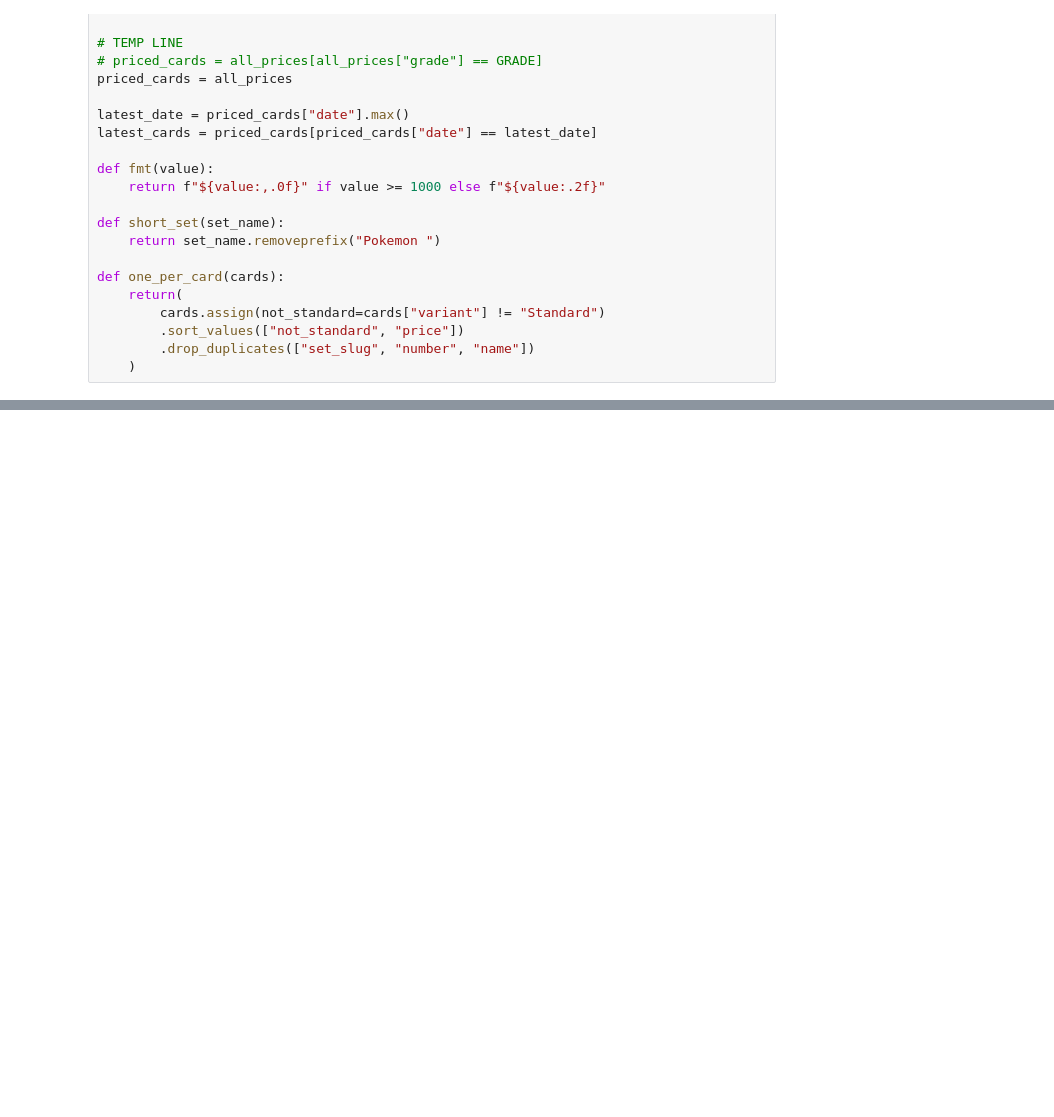
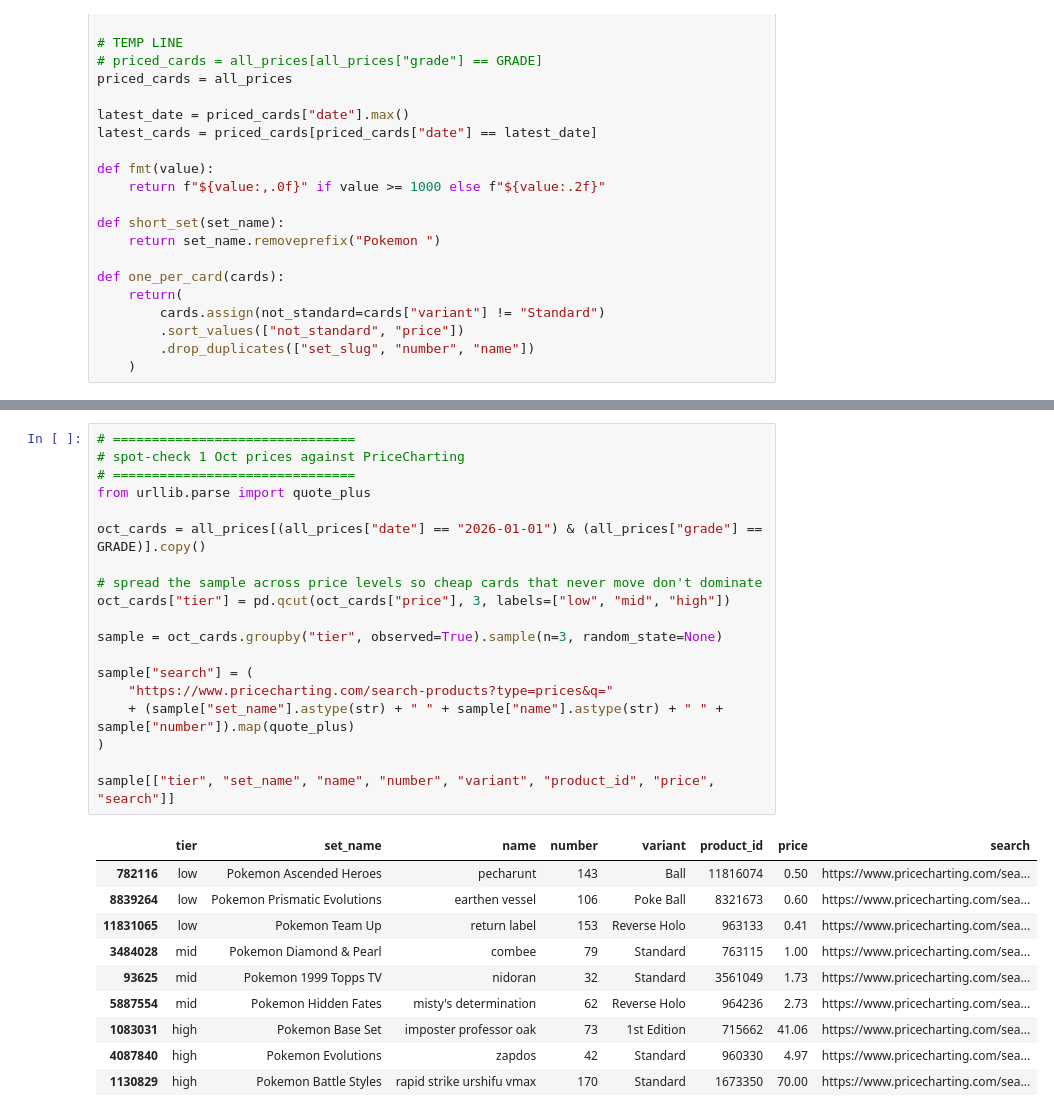
Before and after one commit to TurnerHaa/pokemon-cards, a Jupyter notebook: analysis_focused.ipynb, the cells around one changed output, grey strips where cells are left out. Drawn from its saved outputs; the diff is of its cells as text; blank space fills up the shorter version.

```diff
--- a/analysis_focused.ipynb
+++ b/analysis_focused.ipynb
@@ -146,0 +149,30 @@ returns
+# %%
+# ===============================
+# spot-check 1 Oct prices against PriceCharting
+# ===============================
+from urllib.parse import quote_plus
+
+oct_cards = all_prices[(all_prices["date"] == "2026-01-01") & (all_prices["grade"] == GRADE)].copy()
+
+# spread the sample across price levels so cheap cards that never move don't dominate
+oct_cards["tier"] = pd.qcut(oct_cards["price"], 3, labels=["low", "mid", "high"])
+
+sample = oct_cards.groupby("tier", observed=True).sample(n=3, random_state=None)
+
+sample["search"] = (
+    "https://www.pricecharting.com/search-products?type=prices&q="
+    + (sample["set_name"].astype(str) + " " + sample["name"].astype(str) + " " + sample["number"]).map(quote_plus)
+)
+
+sample[["tier", "set_name", "name", "number", "variant", "product_id", "price", "search"]]
+# %% [output]
+|  | tier | set_name | name | number | variant | product_id | price | search |
+| 782116 | low | Pokemon Ascended Heroes | pecharunt | 143 | Ball | 11816074 | 0.50 | https://www.pricecharting.com/sea... |
+| 8839264 | low | Pokemon Prismatic Evolutions | earthen vessel | 106 | Poke Ball | 8321673 | 0.60 | https://www.pricecharting.com/sea... |
+| 11831065 | low | Pokemon Team Up | return label | 153 | Reverse Holo | 963133 | 0.41 | https://www.pricecharting.com/sea... |
+| 3484028 | mid | Pokemon Diamond & Pearl | combee | 79 | Standard | 763115 | 1.00 | https://www.pricecharting.com/sea... |
+| 93625 | mid | Pokemon 1999 Topps TV | nidoran | 32 | Standard | 3561049 | 1.73 | https://www.pricecharting.com/sea... |
+| 5887554 | mid | Pokemon Hidden Fates | misty's determination | 62 | Reverse Holo | 964236 | 2.73 | https://www.pricecharting.com/sea... |
+| 1083031 | high | Pokemon Base Set | imposter professor oak | 73 | 1st Edition | 715662 | 41.06 | https://www.pricecharting.com/sea... |
+| 4087840 | high | Pokemon Evolutions | zapdos | 42 | Standard | 960330 | 4.97 | https://www.pricecharting.com/sea... |
+| 1130829 | high | Pokemon Battle Styles | rapid strike urshifu vmax | 170 | Standard | 1673350 | 70.00 | https://www.pricecharting.com/sea... |
```
Also changed, not shown: parts of 7 cells of this notebook, 1 other file.
